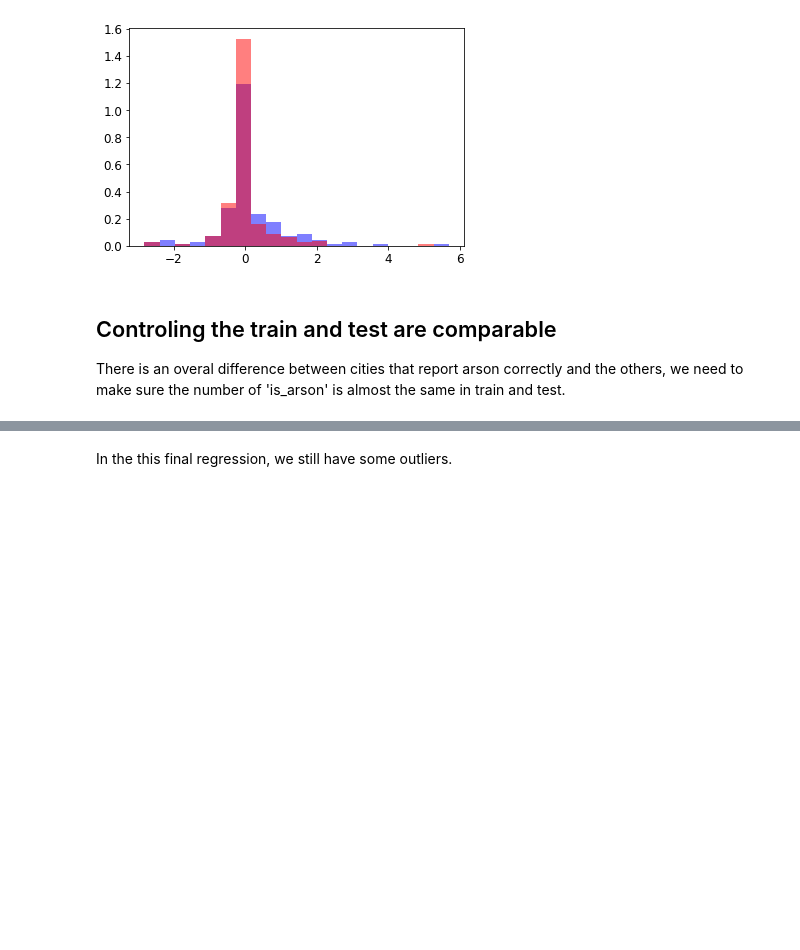
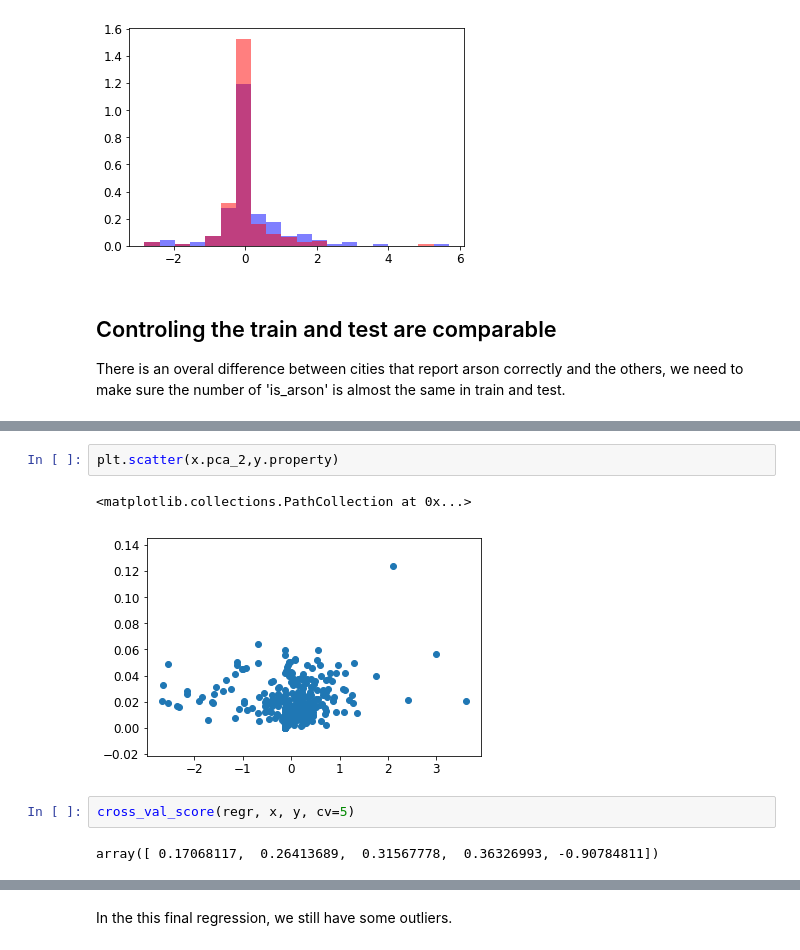
Before and after one commit to percevalve/test, a Jupyter notebook: NY_city_offense_2013.ipynb, the cells around one changed output, grey strips where cells are left out. Cells and saved outputs as stored; diff of their text form; blank space fills up the shorter version.

```diff
--- a/NY_city_offense_2013.ipynb
+++ b/NY_city_offense_2013.ipynb
@@ -408,3 +429,12 @@ plt.show()
+# %%
+plt.scatter(x.pca_2,y.property)
+# %% [output]
+<matplotlib.collections.PathCollection at 0x...>
+[figure, added]
+# %%
+cross_val_score(regr, x, y, cv=5)
+# %% [output]
+array([ 0.17068117,  0.26413689,  0.31567778,  0.36326993, -0.90784811])
 # %%
 from sklearn.metrics import r2_score
 for_r2 = X_test.merge(for_reg[["population"]],left_index=True, right_index=True)
```
Also changed, not shown: parts of 18 cells of this notebook, 8 other files.
